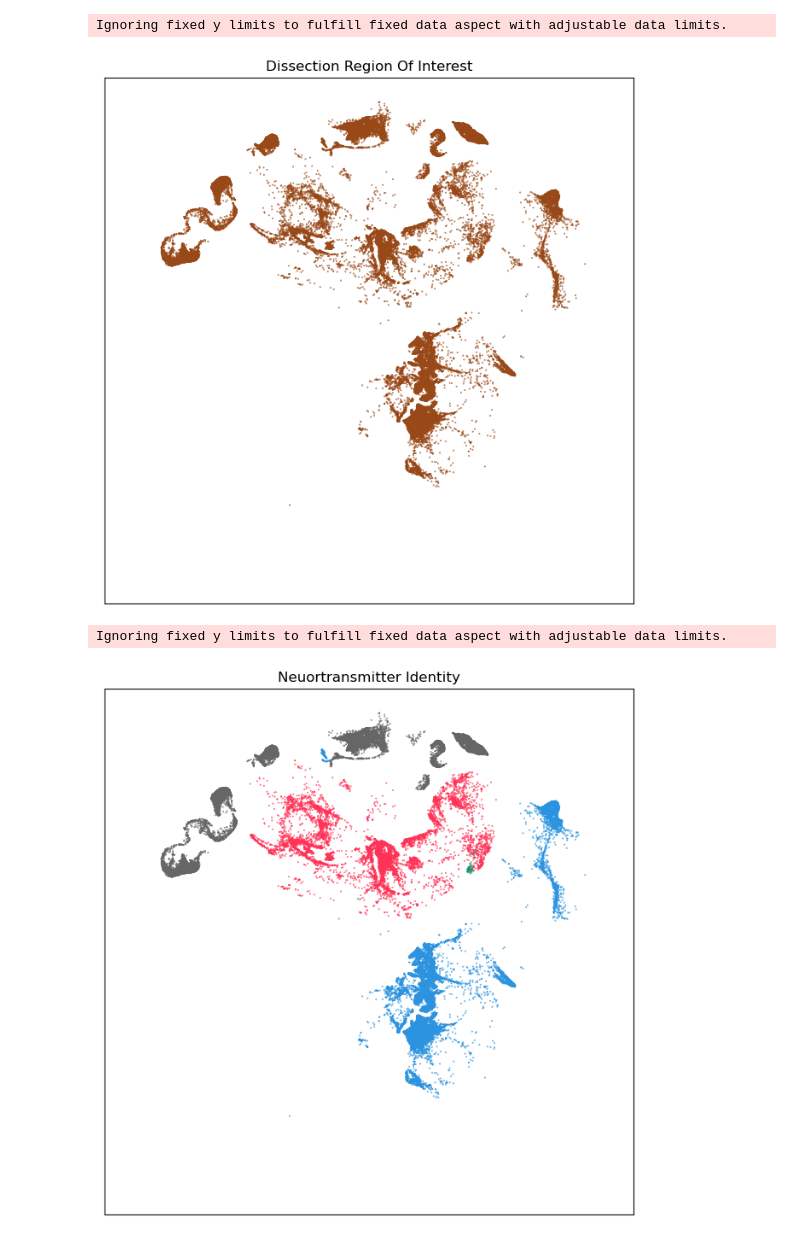
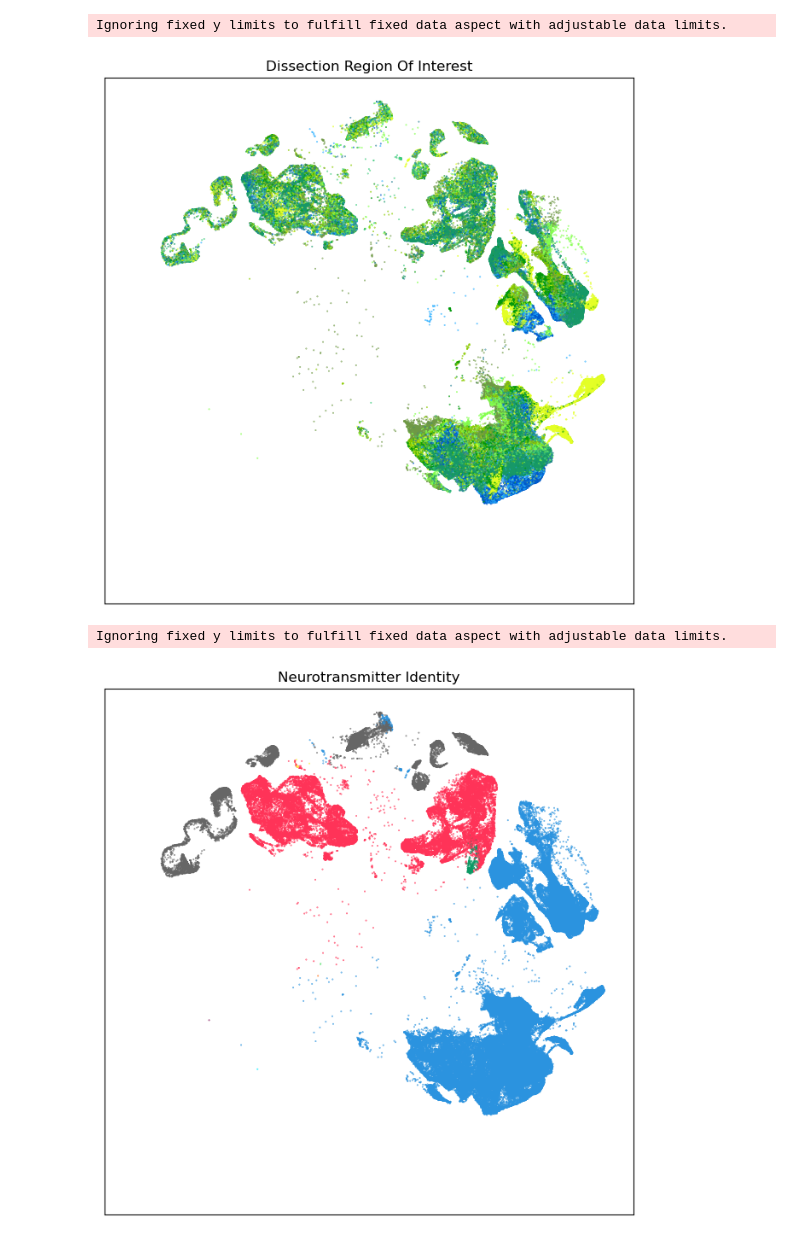
Before and after one commit to BioProteanLabs/ABCA_analysis, a Jupyter notebook: Notebooks/03_expression_umaps.ipynb, the cells around one changed output. Drawn from its saved outputs; the diff is of its cells as text; code cells hidden in the pictures.

Commit message:
Changed codes to use Isocortex-1.

```diff
--- a/Notebooks/03_expression_umaps.ipynb
+++ b/Notebooks/03_expression_umaps.ipynb
@@ -6,7 +6,8 @@ from pathlib import Path
 import matplotlib.pyplot as plt
 from abc_atlas_access.abc_atlas_cache.abc_project_cache import AbcProjectCache
 # %%
-expr_path = '/data/scRNA/ABCA/AIBS/AWS/expression_matrices/WMB-10Xv3/20230630/WMB-10Xv3-CTXsp-log2-wmeta.h5ad'
+# expr_path = '/data/scRNA/ABCA/AIBS/AWS/expression_matrices/WMB-10Xv3/20230630/WMB-10Xv3-CTXsp-log2-wmeta.h5ad'
+expr_path = '/data/scRNA/ABCA/AIBS/AWS/expression_matrices/WMB-10Xv3/20230630/WMB-10Xv3-Isocortex-1-log2-wmeta.h5ad'
 adata = sc.read_h5ad(expr_path)
 adata
 # %% [output]
@@ -72,14 +72,14 @@ res = ax.set_title("Dissection Region Of Interest")
 plt.show()
 # %% [output]
 Ignoring fixed y limits to fulfill fixed data aspect with adjustable data limits.
-[figure, old version]
+[figure, new version]
 # %%
 fig, ax = plot_umap(cell_subsampled['x'], cell_subsampled['y'], cc=cell_subsampled['neurotransmitter_color'])
-res = ax.set_title("Neuortransmitter Identity")
+res = ax.set_title("Neurotransmitter Identity")
 plt.show()
 # %% [output]
 Ignoring fixed y limits to fulfill fixed data aspect with adjustable data limits.
-[figure, old version]
+[figure, new version]
 # %%
 fig, ax = plot_umap(cell_subsampled['x'], cell_subsampled['y'], cc=cell_subsampled['class_color'])
 res = ax.set_title("Cell Types: Class")
```
Also changed, not shown: parts of 5 cells of this notebook, 1 other file.
